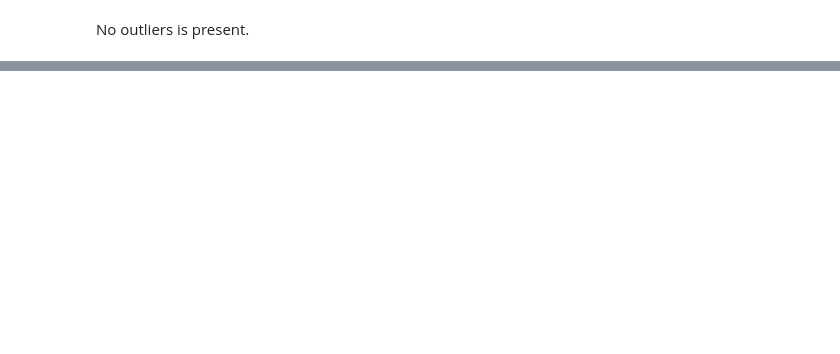
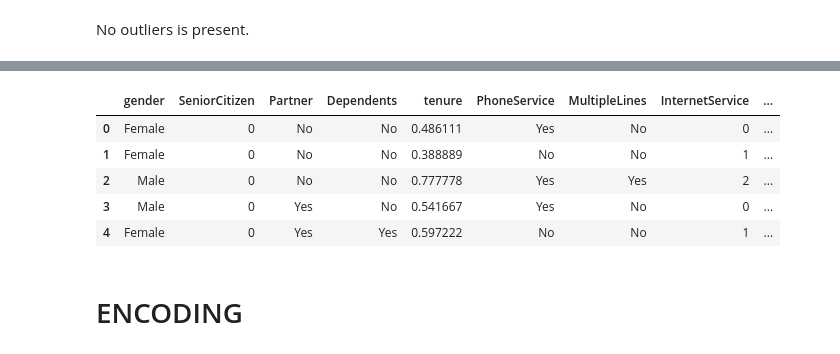
Before and after one commit to S-HILPA-S/CASE-STUDIES, a Jupyter notebook: CUSTOMER_CHURN_PREDICTION.ipynb, the cells around one changed output, grey strips where cells are left out. Cells and saved outputs as stored; diff of their text form; code cells hidden in the pictures; blank space fills up the shorter version.

```diff
--- a/CUSTOMER_CHURN_PREDICTION.ipynb
+++ b/CUSTOMER_CHURN_PREDICTION.ipynb
@@ -268,0 +315,27 @@ sns.boxplot(data = df_train['TotalCharges'])
+# %%
+# combine the categorical values having the same meaning.
+df_train.replace({
+    "MultipleLines":{"No phone service":"No"},
+    "OnlineSecurity":{"No internet service":"No"},
+    "OnlineBackup":{"No internet service":"No"},
+    "DeviceProtection":{"No internet service":"No"},
+    "TechSupport":{"No internet service":"No"},
+    "StreamingTV":{"No internet service":"No"},
+    "StreamingMovies":{"No internet service":"No"},
+    "InternetService": {"Fiber optic": 2, "DSL": 1, "No": 0},
+    "PaymentMethod": {"Electronic check": 0, "Mailed check": 1, "Bank transfer (automatic)": 2, "Credit card (automatic)": 3},
+}, inplace=True)
+
+
+df_test.replace({
+    "MultipleLines":{"No phone service":"No"},
+    "OnlineSecurity":{"No internet service":"No"},
+    "OnlineBackup":{"No internet service":"No"},
+    "DeviceProtection":{"No internet service":"No"},
+    "TechSupport":{"No internet service":"No"},
+    "StreamingTV":{"No internet service":"No"},
+    "StreamingMovies":{"No internet service":"No"},
+    "InternetService": {"Fiber optic": 2, "DSL": 1, "No": 0},
+    "PaymentMethod": {"Electronic check": 0, "Mailed check": 1, "Bank transfer (automatic)": 2, "Credit card (automatic)": 3},
+
+}, inplace=True)
@@ -268,0 +380,23 @@ sns.boxplot(data = df_train['TotalCharges'])
+# %%
+# scaling
+
+min_max_scale = MinMaxScaler(feature_range=(0,1))
+
+df_train['tenure'] = min_max_scale.fit_transform(df_train[['tenure']])
+df_train['MonthlyCharges'] = min_max_scale.fit_transform(df_train[['MonthlyCharges']])
+df_train['TotalCharges'] = min_max_scale.fit_transform(df_train[['TotalCharges']])
+
+df_test['tenure'] = min_max_scale.fit_transform(df_test[['tenure']])
+df_test['MonthlyCharges'] = min_max_scale.fit_transform(df_test[['MonthlyCharges']])
+df_test['TotalCharges'] = min_max_scale.fit_transform(df_test[['TotalCharges']])
+# %%
+df_train.head()
+# %% [output]
+|  | gender | SeniorCitizen | Partner | Dependents | tenure | PhoneService | MultipleLines | InternetService | ... |
+| 0 | Female | 0 | No | No | 0.486111 | Yes | No | 0 | ... |
+| 1 | Female | 0 | No | No | 0.388889 | No | No | 1 | ... |
+| 2 | Male | 0 | No | No | 0.777778 | Yes | Yes | 2 | ... |
+| 3 | Male | 0 | Yes | No | 0.541667 | Yes | No | 0 | ... |
+| 4 | Female | 0 | Yes | Yes | 0.597222 | No | No | 1 | ... |
+# %% [markdown]
+# ENCODING
```
Also changed, not shown: parts of 37 cells of this notebook.
